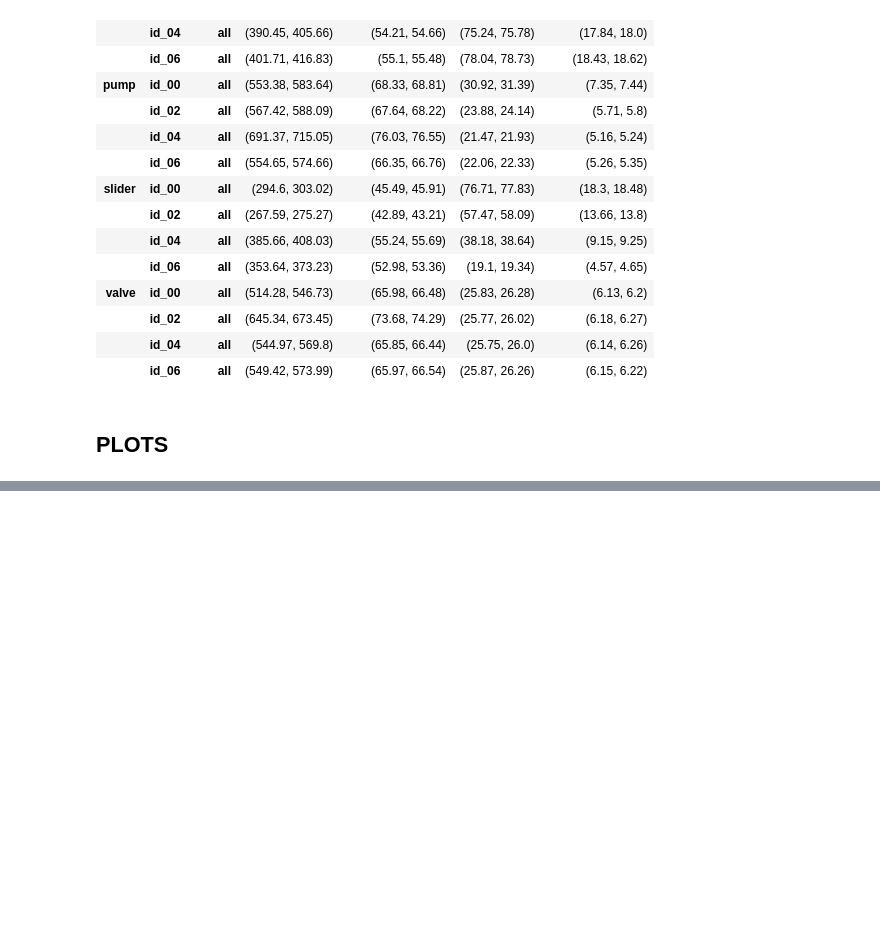
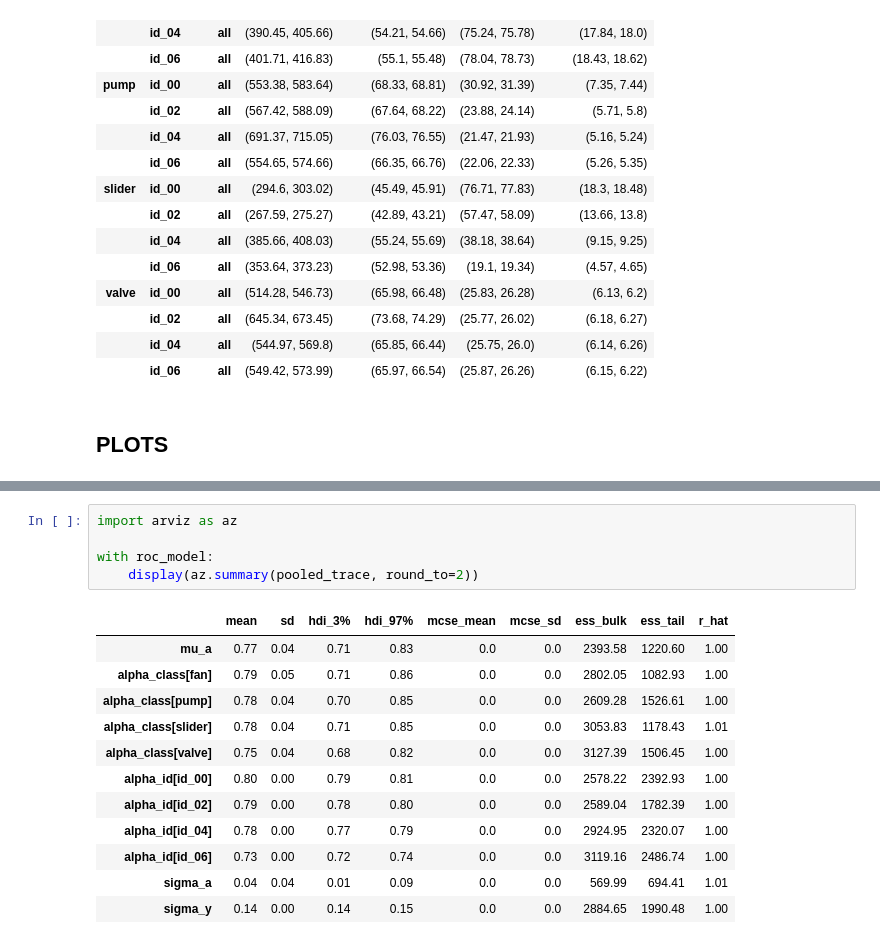
Before and after one commit to IoTDataAtelier/mtsa, a Jupyter notebook: publications/infsci2023/analysis.ipynb, the cells around one changed output, grey strips where cells are left out. Drawn from its saved outputs; the diff is of its cells as text; blank space fills up the shorter version.

```diff
--- a/publications/infsci2023/analysis.ipynb
+++ b/publications/infsci2023/analysis.ipynb
@@ -232,0 +319,18 @@ st.ttest_ind(b,a, alternative='greater')
+# %%
+import arviz as az
+
+with roc_model:
+    display(az.summary(pooled_trace, round_to=2))
+# %% [output]
+|  | mean | sd | hdi_3% | hdi_97% | mcse_mean | mcse_sd | ess_bulk | ess_tail | r_hat |
+| mu_a | 0.77 | 0.04 | 0.71 | 0.83 | 0.0 | 0.0 | 2393.58 | 1220.60 | 1.00 |
+| alpha_class[fan] | 0.79 | 0.05 | 0.71 | 0.86 | 0.0 | 0.0 | 2802.05 | 1082.93 | 1.00 |
+| alpha_class[pump] | 0.78 | 0.04 | 0.70 | 0.85 | 0.0 | 0.0 | 2609.28 | 1526.61 | 1.00 |
+| alpha_class[slider] | 0.78 | 0.04 | 0.71 | 0.85 | 0.0 | 0.0 | 3053.83 | 1178.43 | 1.01 |
+| alpha_class[valve] | 0.75 | 0.04 | 0.68 | 0.82 | 0.0 | 0.0 | 3127.39 | 1506.45 | 1.00 |
+| alpha_id[id_00] | 0.80 | 0.00 | 0.79 | 0.81 | 0.0 | 0.0 | 2578.22 | 2392.93 | 1.00 |
+| alpha_id[id_02] | 0.79 | 0.00 | 0.78 | 0.80 | 0.0 | 0.0 | 2589.04 | 1782.39 | 1.00 |
+| alpha_id[id_04] | 0.78 | 0.00 | 0.77 | 0.79 | 0.0 | 0.0 | 2924.95 | 2320.07 | 1.00 |
+| alpha_id[id_06] | 0.73 | 0.00 | 0.72 | 0.74 | 0.0 | 0.0 | 3119.16 | 2486.74 | 1.00 |
+| sigma_a | 0.04 | 0.04 | 0.01 | 0.09 | 0.0 | 0.0 | 569.99 | 694.41 | 1.01 |
+| sigma_y | 0.14 | 0.00 | 0.14 | 0.15 | 0.0 | 0.0 | 2884.65 | 1990.48 | 1.00 |
```
Also changed, not shown: parts of 12 cells of this notebook, 3 other files.
